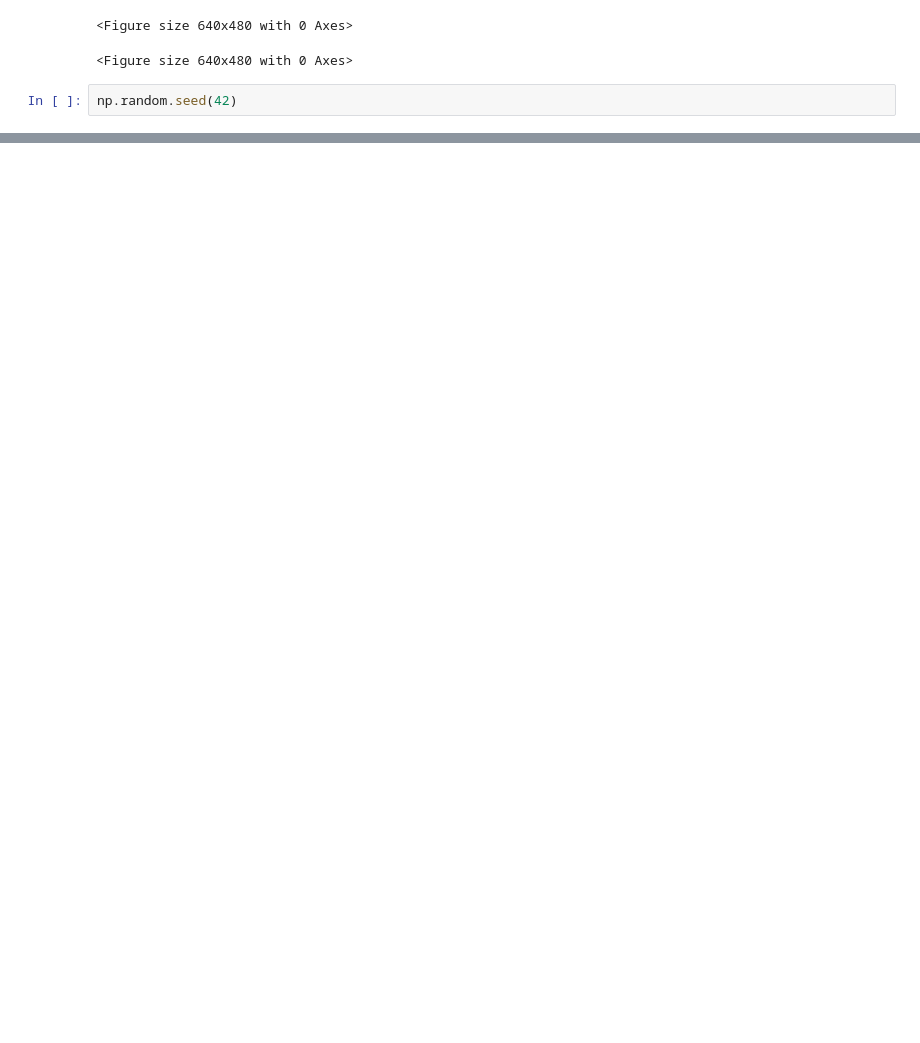
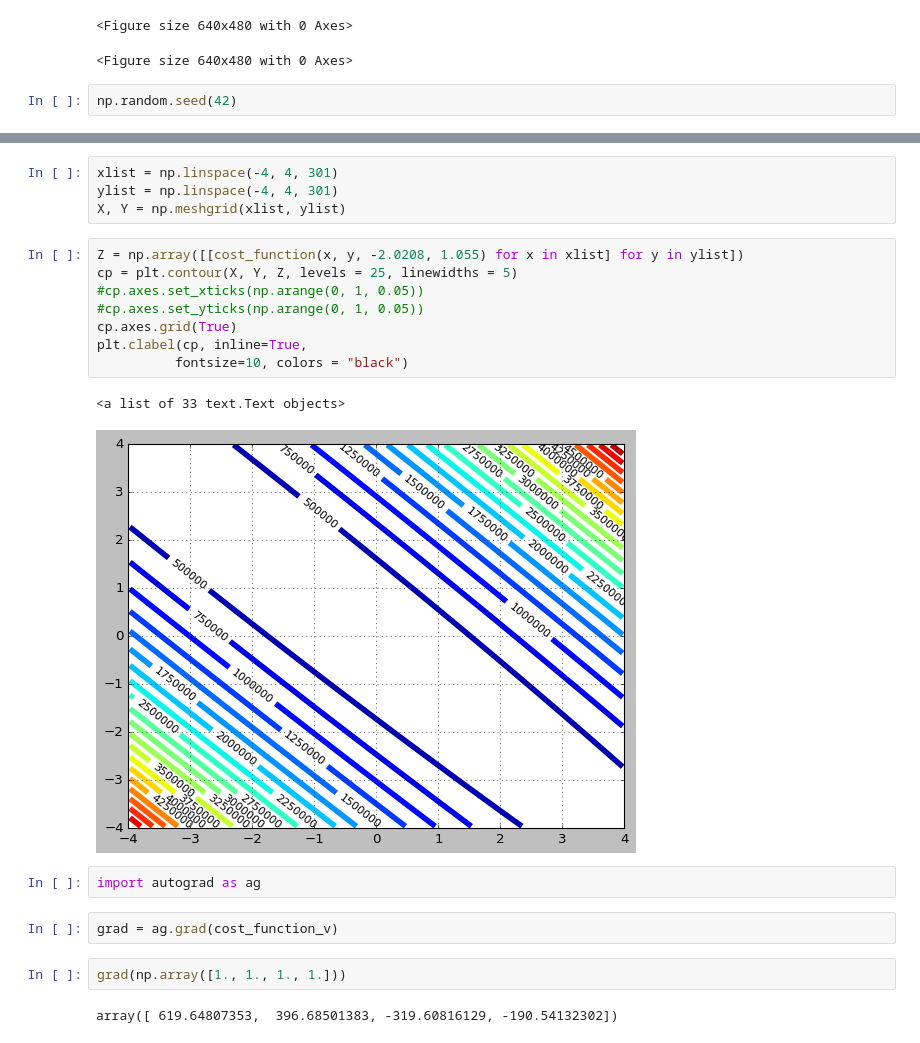
Before and after one commit to dmitry-grigorev/AlgoAnalysisDevelopment, a Jupyter notebook: Task4/task4notebook.ipynb, the cells around one changed output, grey strips where cells are left out. Saved outputs shown, nothing was run; the diff lists cells and outputs as text; blank space fills up the shorter version.

```diff
--- a/Task4/task4notebook.ipynb
+++ b/Task4/task4notebook.ipynb
@@ -59,0 +112,23 @@ difevol(f, 3, 10)
+# %%
+xlist = np.linspace(-4, 4, 301)
+ylist = np.linspace(-4, 4, 301)
+X, Y = np.meshgrid(xlist, ylist)
+# %%
+Z = np.array([[cost_function(x, y, -2.0208, 1.055) for x in xlist] for y in ylist])
+cp = plt.contour(X, Y, Z, levels = 25, linewidths = 5)
+#cp.axes.set_xticks(np.arange(0, 1, 0.05))
+#cp.axes.set_yticks(np.arange(0, 1, 0.05))
+cp.axes.grid(True)
+plt.clabel(cp, inline=True,
+          fontsize=10, colors = "black")
+# %% [output]
+<a list of 33 text.Text objects>
+[figure, added]
+# %%
+import autograd as ag
+# %%
+grad = ag.grad(cost_function_v)
+# %%
+grad(np.array([1., 1., 1., 1.]))
+# %% [output]
+array([ 619.64807353,  396.68501383, -319.60816129, -190.54132302])
```
Also changed, not shown: parts of 25 cells of this notebook, 6 other files.
